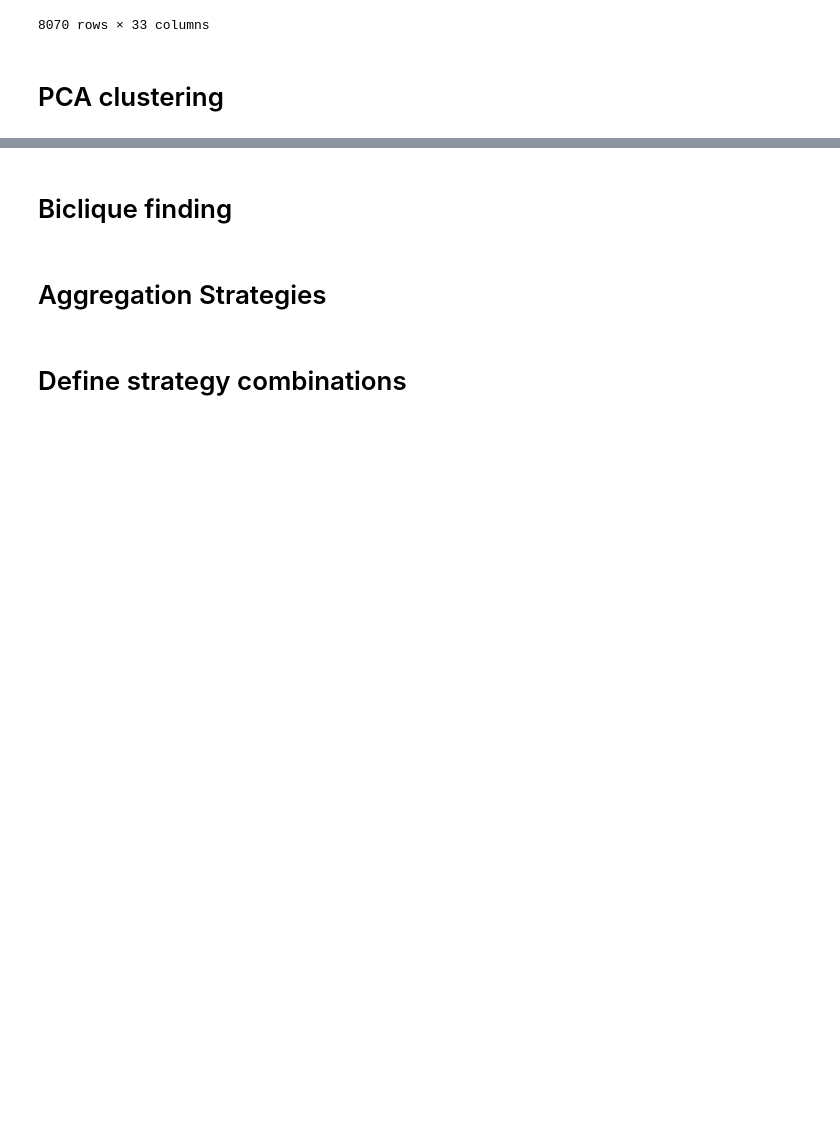
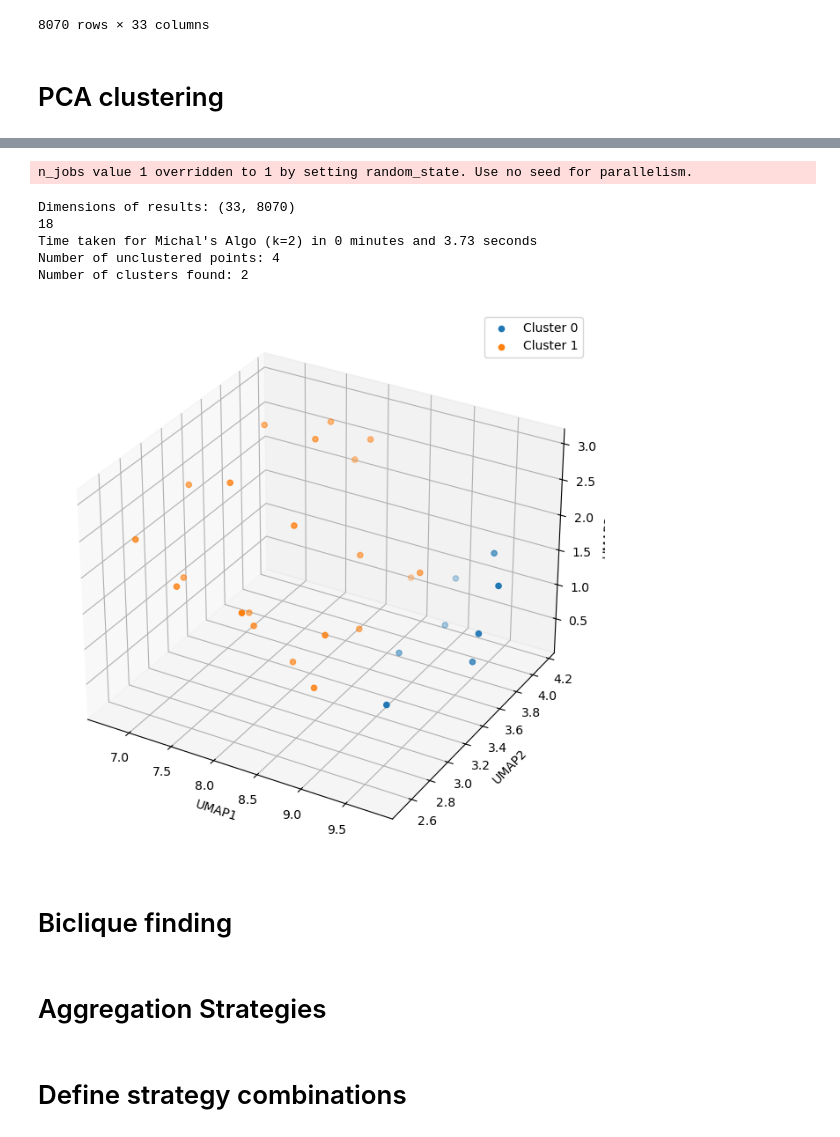
Before and after one commit to kom1323/Clustering-Project, a Jupyter notebook: DrugRepurposing v2.ipynb, the cells around one changed output, grey strips where cells are left out. Drawn from its saved outputs; the diff is of its cells as text; code cells hidden in the pictures; blank space fills up the shorter version.

```diff
--- a/DrugRepurposing v2.ipynb
+++ b/DrugRepurposing v2.ipynb
@@ -153,3 +283,74 @@ p = sns.pairplot(data, hue="cluster", diag_kind="hist", kind="scatter", palette=
+# %%
+import umap
+import numpy as np
+import pandas as pd
+import matplotlib.pyplot as plt
+from mpl_toolkits.mplot3d import Axes3D
+import plotly.express as px
+
+
+# Step 1: Apply UMAP for 3D dimensionality reduction
+reducer = umap.UMAP(n_components=3, random_state=42)
+umap_points_3d = reducer.fit_transform(results)  # 'results' is your input data
+
+# Print the dimensions of the results
+print("Dimensions of results:", results.shape)
+
+# Step 2: Use MichalAlgorithm for clustering
+eps = 0.1
+k = 2
+b = 50
+max_iter = 200
+
+michal_clustering = MichalAlgorithm(eps=eps, k=k, b=b, max_iter=max_iter)
+michal_clustering.fit(results)
+
+# Check the labels after fitting
+cluster_labels = michal_clustering.labels_
+
+# Step 3: Print how many points are unclustered (i.e., labeled as -1)
+if cluster_labels is not None:
+    num_unclustered = np.sum(cluster_labels == -1)
+    print(f"Number of unclustered points: {num_unclustered}")
+
+    # Step 4: Print the number of clusters found (excluding -1)
+    num_clusters = len(set(cluster_labels)) - (1 if -1 in cluster_labels else 0)
+    print(f"Number of clusters found: {num_clusters}")
+else:
+    print("No valid labels assigned. Something went wrong.")
+
+# Step 5: Convert UMAP 3D points into a DataFrame
+data_3d = pd.DataFrame(umap_points_3d, columns=["UMAP1", "UMAP2", "UMAP3"])
+data_3d["cluster"] = cluster_labels
+
+# Step 6: Filter out points that were not assigned to any cluster (labeled as -1)
+data_3d_filtered = data_3d[data_3d["cluster"] != -1]
+
+# Step 7: Visualize the clusters using a 3D scatter plot
+if len(data_3d_filtered) > 0:
+    fig = plt.figure(figsize=(10, 8))
+    ax = fig.add_subplot(111, projection='3d')
+
+    # Scatter plot for each cluster
+    for cluster in np.unique(data_3d_filtered["cluster"]):
+        cluster_data = data_3d_filtered[data_3d_filtered["cluster"] == cluster]
+        ax.scatter(cluster_data["UMAP1"], cluster_data["UMAP2"], cluster_data["UMAP3"], label=f'Cluster {cluster}', s=20)
+
+    ax.set_xlabel('UMAP1')
+    ax.set_ylabel('UMAP2')
+    ax.set_zlabel('UMAP3')
+    ax.legend()
+    plt.show()
+else:
+    print("No points to visualize after filtering out unclustered points.")
+# %% [output]
+n_jobs value 1 overridden to 1 by setting random_state. Use no seed for parallelism.
+Dimensions of results: (33, 8070)
+18
+Time taken for Michal's Algo (k=2) in 0 minutes and 3.73 seconds
+Number of unclustered points: 4
+Number of clusters found: 2
+[figure, added]
 # %% [markdown]
 # Biclique finding
 # %%
```
Also changed, not shown: parts of 14 cells of this notebook, 7 other files.
